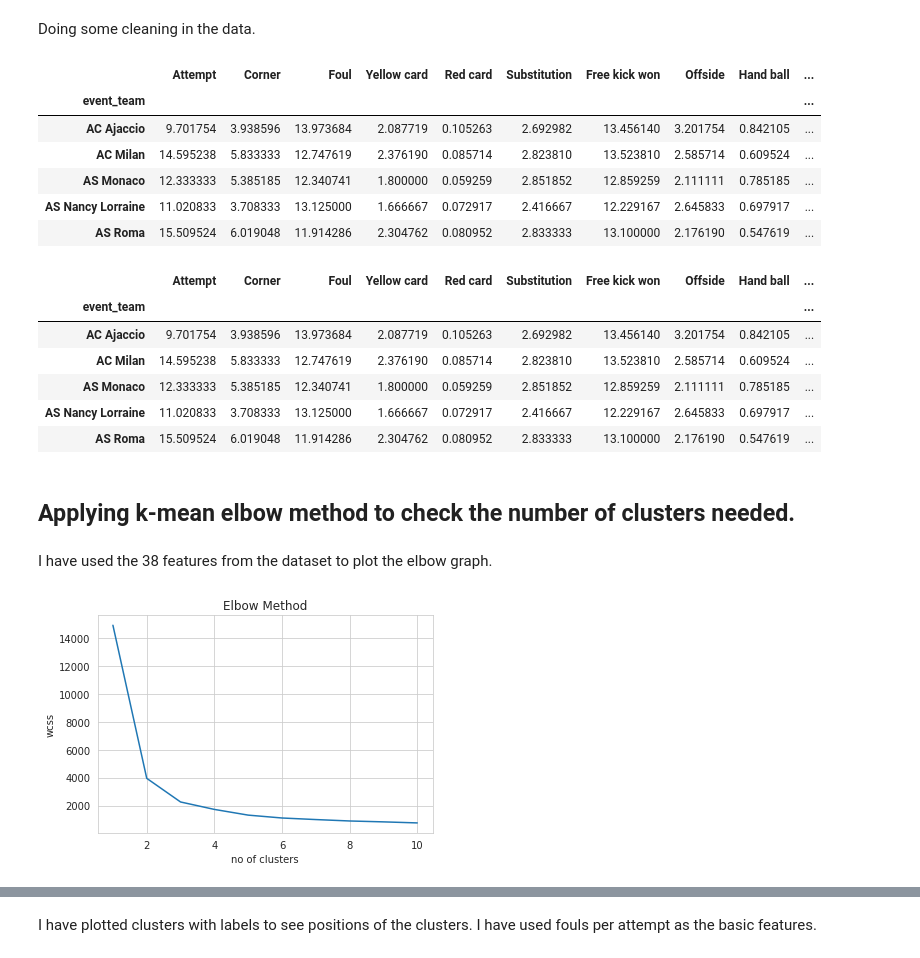
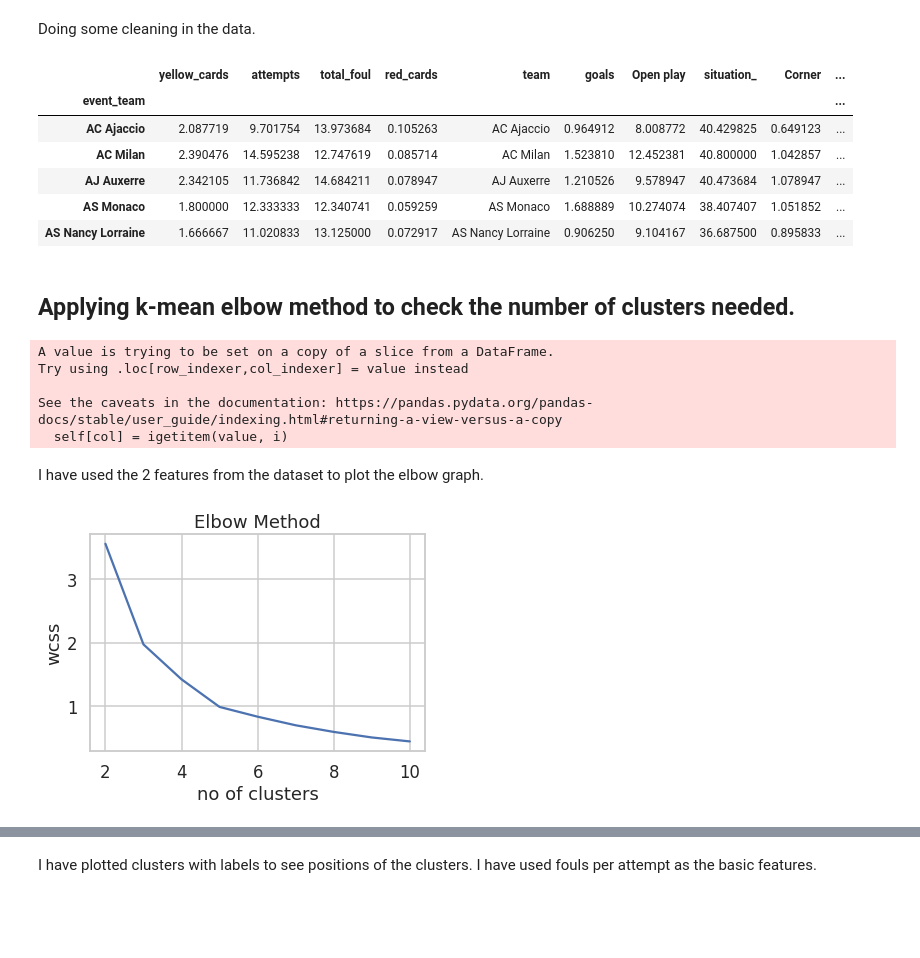
Before and after one commit to Karishma-Kuria/ML-GMM-Clustering, a Jupyter notebook: Clustering_GMM_Algo.ipynb, the cells around one changed output, grey strips where cells are left out. Saved outputs shown, nothing was run; the diff lists cells and outputs as text; code cells hidden in the pictures; blank space fills up the shorter version.

```diff
--- a/Clustering_GMM_Algo.ipynb
+++ b/Clustering_GMM_Algo.ipynb
@@ -435,40 +568,44 @@ game_df3.drop('Second yellow card', axis=1, inplace=True)
+# %%
+game_df1.rename(columns={'head': 'Head'}, inplace = True)
 # %%
-game_df3.dropna(axis=0,inplace=True)
-game_df3.drop('Event team', axis=1, inplace=True)
+game_df1.dropna(axis=0,inplace=True)
-# %% [output]
-|  | Attempt | Corner | Foul | Yellow card | Red card | Substitution | Free kick won | Offside | Hand ball | ... |
-| event_team |  |  |  |  |  |  |  |  |  | ... |
-| AC Ajaccio | 9.701754 | 3.938596 | 13.973684 | 2.087719 | 0.105263 | 2.692982 | 13.456140 | 3.201754 | 0.842105 | ... |
-| AC Milan | 14.595238 | 5.833333 | 12.747619 | 2.376190 | 0.085714 | 2.823810 | 13.523810 | 2.585714 | 0.609524 | ... |
-| AS Monaco | 12.333333 | 5.385185 | 12.340741 | 1.800000 | 0.059259 | 2.851852 | 12.859259 | 2.111111 | 0.785185 | ... |
-| AS Nancy Lorraine | 11.020833 | 3.708333 | 13.125000 | 1.666667 | 0.072917 | 2.416667 | 12.229167 | 2.645833 | 0.697917 | ... |
-| AS Roma | 15.509524 | 6.019048 | 11.914286 | 2.304762 | 0.080952 | 2.833333 | 13.100000 | 2.176190 | 0.547619 | ... |
 # %%
-game_df3.head()
+game_df1.head()
 # %% [output]
-|  | Attempt | Corner | Foul | Yellow card | Red card | Substitution | Free kick won | Offside | Hand ball | ... |
+|  | yellow_cards | attempts | total_foul | red_cards | team | goals | Open play | situation_ | Corner | ... |
 | event_team |  |  |  |  |  |  |  |  |  | ... |
-| AC Ajaccio | 9.701754 | 3.938596 | 13.973684 | 2.087719 | 0.105263 | 2.692982 | 13.456140 | 3.201754 | 0.842105 | ... |
-| AC Milan | 14.595238 | 5.833333 | 12.747619 | 2.376190 | 0.085714 | 2.823810 | 13.523810 | 2.585714 | 0.609524 | ... |
-| AS Monaco | 12.333333 | 5.385185 | 12.340741 | 1.800000 | 0.059259 | 2.851852 | 12.859259 | 2.111111 | 0.785185 | ... |
-| AS Nancy Lorraine | 11.020833 | 3.708333 | 13.125000 | 1.666667 | 0.072917 | 2.416667 | 12.229167 | 2.645833 | 0.697917 | ... |
-| AS Roma | 15.509524 | 6.019048 | 11.914286 | 2.304762 | 0.080952 | 2.833333 | 13.100000 | 2.176190 | 0.547619 | ... |
+| AC Ajaccio | 2.087719 | 9.701754 | 13.973684 | 0.105263 | AC Ajaccio | 0.964912 | 8.008772 | 40.429825 | 0.649123 | ... |
+| AC Milan | 2.390476 | 14.595238 | 12.747619 | 0.085714 | AC Milan | 1.523810 | 12.452381 | 40.800000 | 1.042857 | ... |
+| AJ Auxerre | 2.342105 | 11.736842 | 14.684211 | 0.078947 | AJ Auxerre | 1.210526 | 9.578947 | 40.473684 | 1.078947 | ... |
+| AS Monaco | 1.800000 | 12.333333 | 12.340741 | 0.059259 | AS Monaco | 1.688889 | 10.274074 | 38.407407 | 1.051852 | ... |
+| AS Nancy Lorraine | 1.666667 | 11.020833 | 13.125000 | 0.072917 | AS Nancy Lorraine | 0.906250 | 9.104167 | 36.687500 | 0.895833 | ... |
 # %% [markdown]
 ## Applying k-mean elbow method to check the number of clusters needed.
+# %%
+X=game_df1[['total_foul', 'goals']]
+column_names =['total_foul', 'goals']
+# %%
+scalar = MinMaxScaler()
+X[column_names] = scalar.fit_transform(X)
+# %% [output]
+A value is trying to be set on a copy of a slice from a DataFrame.
+Try using .loc[row_indexer,col_indexer] = value instead
+
+See the caveats in the documentation: https://pandas.pydata.org/pandas-docs/stable/user_guide/indexing.html#returning-a-view-versus-a-copy
+  self[col] = igetitem(value, i)
 # %% [markdown]
-I have used the 38 features from the dataset to plot the elbow graph.
+I have used the 2 features from the dataset to plot the elbow graph.
 # %%
-X=game_df3.iloc[:, 0:38].values
 from sklearn.cluster import KMeans
 wcss=[]
-for i in range(1,11):
+for i in range(2,11):
     kmeans = KMeans(n_clusters= i, init='k-means++', random_state=0)
     kmeans_model = kmeans.fit(X)
     wcss.append(kmeans.inertia_)
-plot.plot(range(1,11), wcss,)
+plot.plot(range(2,11), wcss,)
 plot.title('Elbow Method')
 plot.xlabel('no of clusters')
 plot.ylabel('wcss')
 plot.show()
 # %% [output]
-[figure, old version]
+[figure, new version]
```
Also changed, not shown: parts of 81 cells of this notebook.
